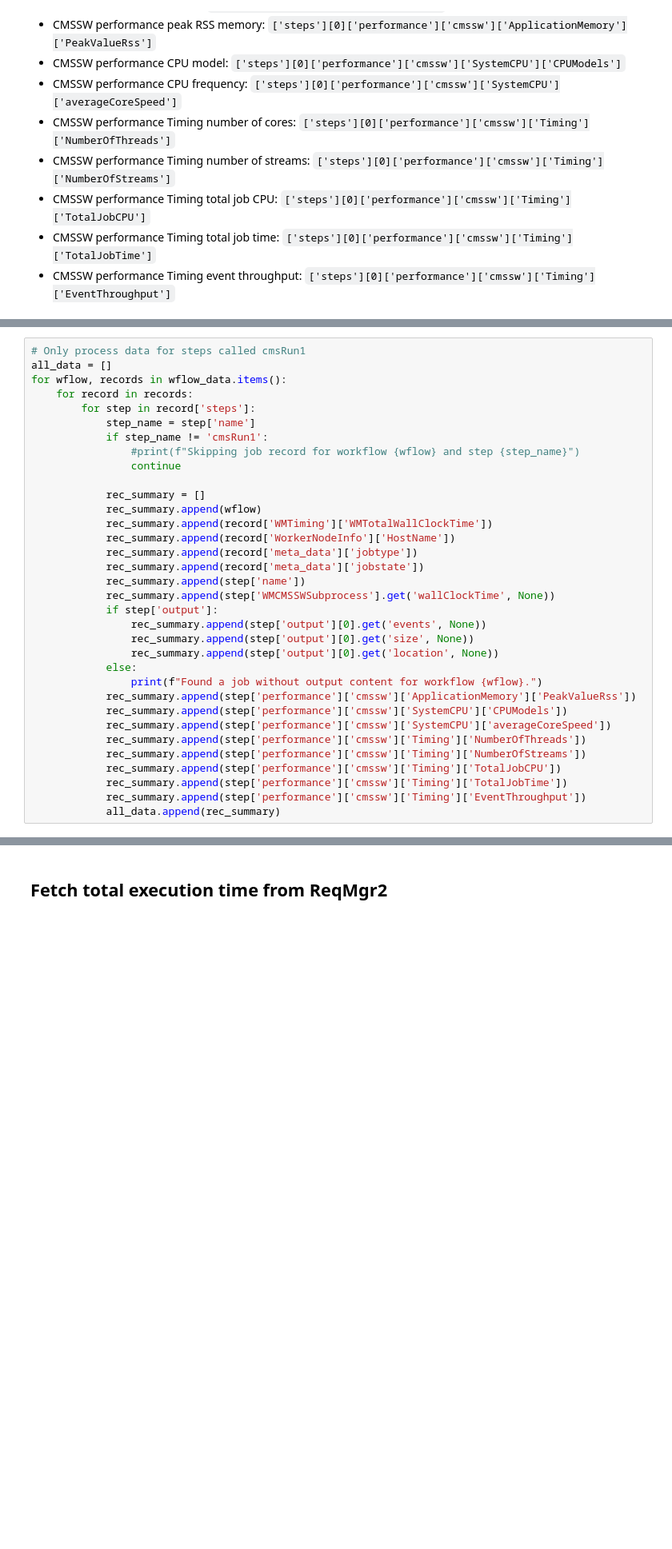
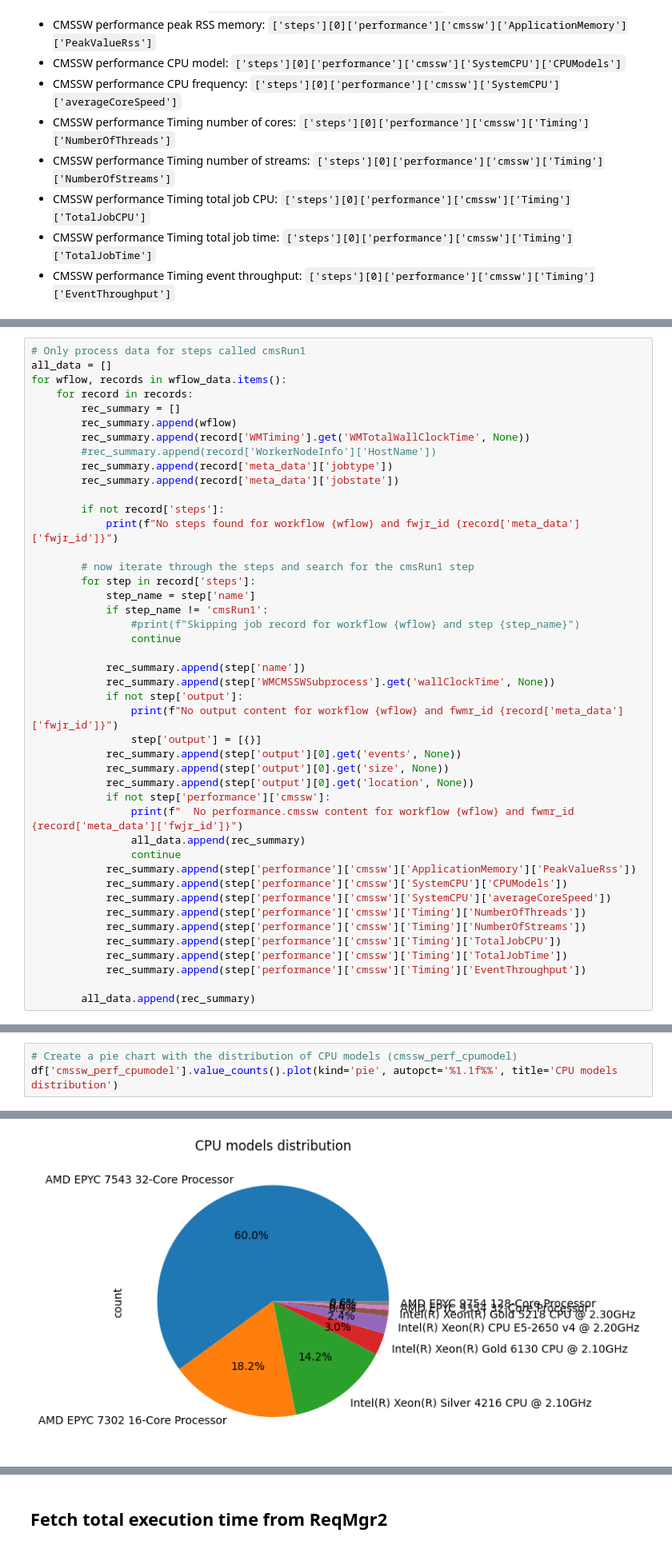
Before and after one commit to amaltaro/ProductionTools, a Jupyter notebook: parse_wmarchive.ipynb, the cells around one changed output, grey strips where cells are left out. Shown: that part at 80% size. Cells and saved outputs as stored; diff of their text form; blank space fills up the shorter version.

```diff
--- a/parse_wmarchive.ipynb
+++ b/parse_wmarchive.ipynb
@@ -144,26 +153,35 @@ header = ['wf_name', 'wm_job_wct', 'worker_node', 'job_type', 'job_state', 'step
 all_data = []
 for wflow, records in wflow_data.items():
     for record in records:
+        rec_summary = []
+        rec_summary.append(wflow)
+        rec_summary.append(record['WMTiming'].get('WMTotalWallClockTime', None))
+        #rec_summary.append(record['WorkerNodeInfo']['HostName'])
+        rec_summary.append(record['meta_data']['jobtype'])
+        rec_summary.append(record['meta_data']['jobstate'])
+
+        if not record['steps']:
+            print(f"No steps found for workflow {wflow} and fwjr_id {record['meta_data']['fwjr_id']}")
+
+        # now iterate through the steps and search for the cmsRun1 step
         for step in record['steps']:
             step_name = step['name']
             if step_name != 'cmsRun1':
                 #print(f"Skipping job record for workflow {wflow} and step {step_name}")
                 continue
 
-            rec_summary = []
-            rec_summary.append(wflow)
-            rec_summary.append(record['WMTiming']['WMTotalWallClockTime'])
-            rec_summary.append(record['WorkerNodeInfo']['HostName'])
-            rec_summary.append(record['meta_data']['jobtype'])
-            rec_summary.append(record['meta_data']['jobstate'])
             rec_summary.append(step['name'])
             rec_summary.append(step['WMCMSSWSubprocess'].get('wallClockTime', None))
-            if step['output']:
-                rec_summary.append(step['output'][0].get('events', None))
-                rec_summary.append(step['output'][0].get('size', None))
-                rec_summary.append(step['output'][0].get('location', None))
-            else:
-                print(f"Found a job without output content for workflow {wflow}.")
+            if not step['output']:
+                print(f"No output content for workflow {wflow} and fwmr_id {record['meta_data']['fwjr_id']}")
+                step['output'] = [{}]
+            rec_summary.append(step['output'][0].get('events', None))
+            rec_summary.append(step['output'][0].get('size', None))
+            rec_summary.append(step['output'][0].get('location', None))
+            if not step['performance']['cmssw']:
+                print(f"  No performance.cmssw content for workflow {wflow} and fwmr_id {record['meta_data']['fwjr_id']}")
+                all_data.append(rec_summary)
+                continue
             rec_summary.append(step['performance']['cmssw']['ApplicationMemory']['PeakValueRss'])
             rec_summary.append(step['performance']['cmssw']['SystemCPU']['CPUModels'])
             rec_summary.append(step['performance']['cmssw']['SystemCPU']['averageCoreSpeed'])
@@ -172,5 +190,6 @@ for wflow, records in wflow_data.items():
             rec_summary.append(step['performance']['cmssw']['Timing']['TotalJobCPU'])
             rec_summary.append(step['performance']['cmssw']['Timing']['TotalJobTime'])
             rec_summary.append(step['performance']['cmssw']['Timing']['EventThroughput'])
-            all_data.append(rec_summary)
+
+        all_data.append(rec_summary)
 # %% [output]
@@ -182,0 +211,4 @@ df.to_csv('wmarchive_out_clean.csv', index=False)
+# %%
+# Create a pie chart with the distribution of CPU models (cmssw_perf_cpumodel)
+df['cmssw_perf_cpumodel'].value_counts().plot(kind='pie', autopct='%1.1f%%', title='CPU models distribution')
+# %% [output]
@@ -182,0 +216 @@ df.to_csv('wmarchive_out_clean.csv', index=False)
+[figure, added]
```
Also changed, not shown: parts of 30 cells of this notebook.
